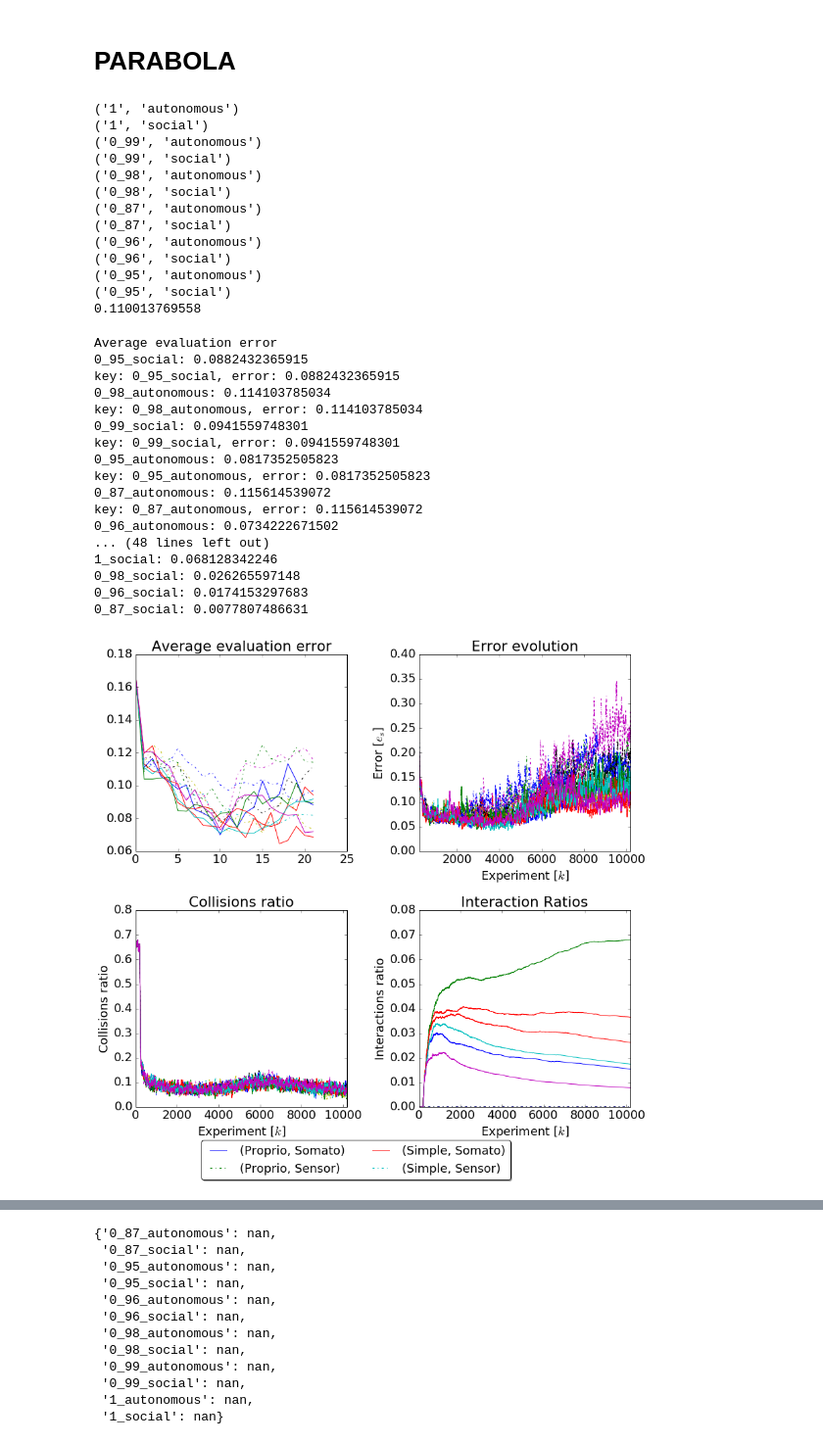
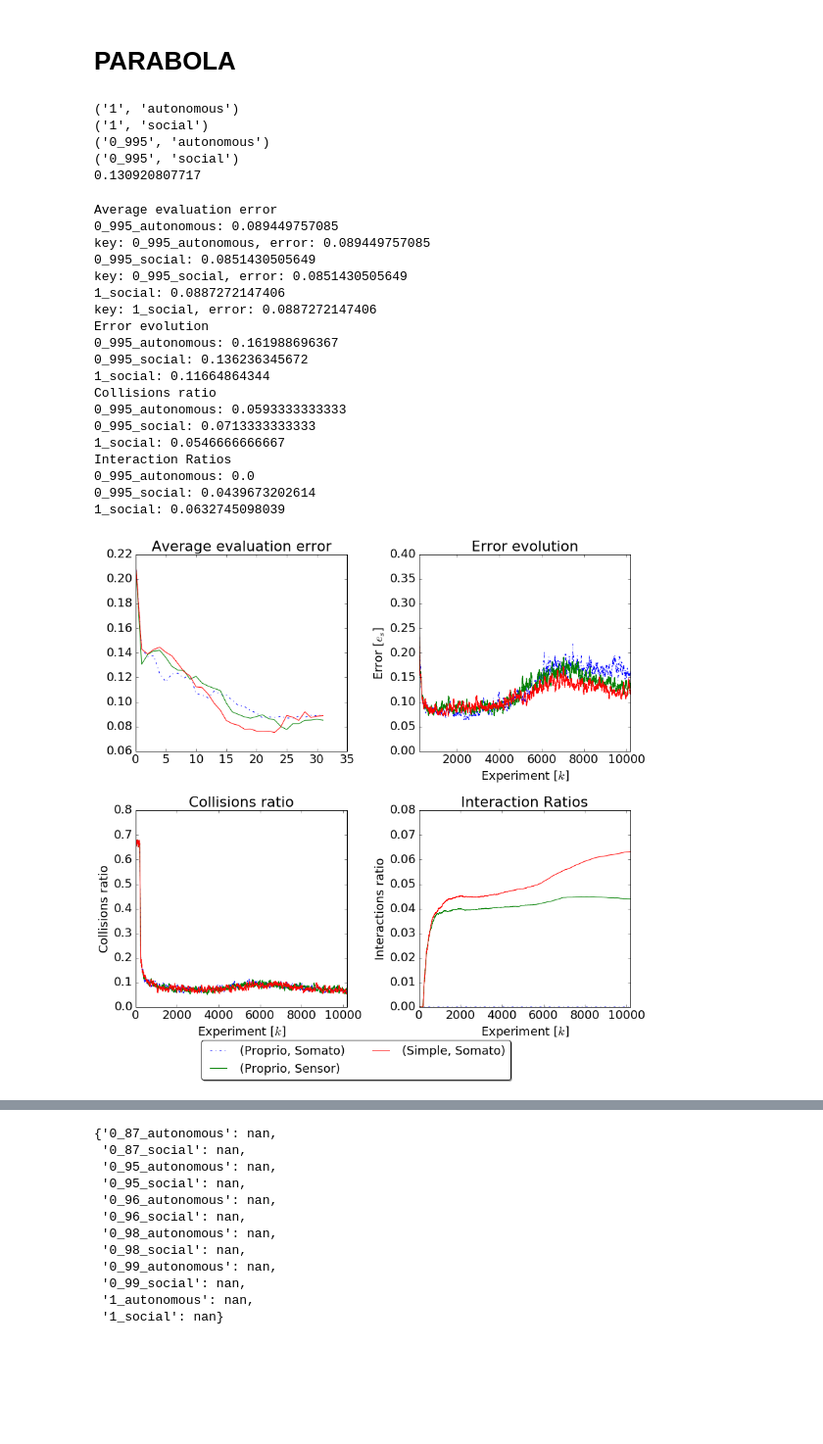
Before and after one commit to yumilceh/artificialbabbling, a Jupyter notebook: SensorimotorExploration/Executables/September17/parabola_pool_social_thresh.ipynb, the cells around one changed output, grey strips where cells are left out. Shown at 98% size. Saved outputs shown, nothing was run; the diff lists cells and outputs as text; code cells hidden in the pictures; blank space fills up the shorter version.

Commit message:
results parabola
Former-commit-id: 11e19b77dd1e553a12f21e1c4e18c2131925a5d5

```diff
--- a/SensorimotorExploration/Executables/September17/parabola_pool_social_thresh.ipynb
+++ b/SensorimotorExploration/Executables/September17/parabola_pool_social_thresh.ipynb
@@ -47,14 +47,14 @@ def std_markers(ax,y,m,c,sz):
         plt.plot(i, y_, marker = m, ms = ms_, color = c)
     """
 # %%
-directory = 'parabola_slope_social_thresh_4/'
+directory = 'parabola_slope_social_thresh_8/'
 data_files = os.listdir(directory)
 
 n_samples = 10200
 
 # Group by:
 mode_ops = ['autonomous','social']
-alpha_social_thresh = ['1', '0_99', '0_98', '0_87', '0_96', '0_95']
+alpha_social_thresh = ['1', '0_995']
 
 groups_k = list(itertools.product(alpha_social_thresh,mode_ops))
 
@@ -107,6 +107,12 @@ for data_file in (d_f for d_f in data_files if 'sim_data.h5' in d_f):
             line = line.replace('\n', '')
             (key, val) = line.split(': ')
             conf[key] = val
+
+    try:
+        if conf['instructor_slope']=='0.995':
+            pass
+    except:
+        conf['instructor_slope']='0.995'
 
     try:
         data,foo = load_sim_h5(data_file)
@@ -195,21 +201,14 @@ print(max_std)
 # %% [output]
 ('1', 'autonomous')
 ('1', 'social')
-('0_99', 'autonomous')
-('0_99', 'social')
-('0_98', 'autonomous')
-('0_98', 'social')
-('0_87', 'autonomous')
-('0_87', 'social')
-('0_96', 'autonomous')
-('0_96', 'social')
-('0_95', 'autonomous')
-('0_95', 'social')
-0.110013769558
+('0_995', 'autonomous')
+('0_995', 'social')
+0.130920807717
 # %%
 matplotlib.rcParams['figure.figsize'] = (12.0, 11.0)
 matplotlib.rcParams.update({'font.size': 18})
 
+del error_ev_av['1_autonomous']
 
 fig1, ax1 = plt.subplots(2,2)
 plt.sca(ax1[0,0])
@@ -312,50 +311,52 @@ ax1[1,1].set_ylim([0,0.08])
 
 """
 #plt.plot(moving_av(ss_comp_av_w['proprio_autonomous_somato '],win_sz), linestyle='-', marker='', color='b')
 # plt.plot(moving_av(comp_av_w['proprio_autonomous_sensor '],win_sz), linestyle='-', marker='', color='r')
 plt.hold(True)
 #plt.plot(moving_av(ss_comp_av_w['simple_autonomous_somato '],win_sz), linestyle='-', marker='', color='g')
 # plt.plot(moving_av(comp_av_w['simple_autonomous_sensor '],win_sz), linestyle='-', marker='', color='k')
 plt.xlabel('Experiment [$k$]')
 plt.ylabel('Error [$e_s$]')
 # plt.legend(['(Proprio, Social)', '(Proprio, Auto)', '(Simple, Social)', '(Simple, Auto)'],\
 #            ncol=2,loc='lower right', fontsize=13)
 ax1[1,1].set_xlim([200,2200])
 ax1[1,1].set_ylim([0,1])
 
 # plt.sca(ax1[1,1])
 # ax1[1,1].set_title('Interactions ratio')
 # plt.plot(incremental_mean(inter_av['proprio_autonomous_somato']), linestyle='-', marker='', color='b')
 # plt.hold(True)
 # plt.plot(incremental_mean(inter_av['simple_autonomous_somato']), linestyle='-', marker='', color='g')
 # plt.xlabel('Experiment [$k$]')
 # plt.ylabel('Interactions ratio')
 # plt.legend(['(Proprio, Social)', '(Simple, Social)'],\
 #            ncol=1,loc='lower right', fontsize=13.)
 # ax1[1,1].set_xlim([0,2200])
 # ax1[1,1].set_ylim([0,0.08])
 """
 
 plt.tight_layout()
 # %% [output]
 Average evaluation error
-0_95_social: 0.0882432365915
-key: 0_95_social, error: 0.0882432365915
-0_98_autonomous: 0.114103785034
-key: 0_98_autonomous, error: 0.114103785034
-0_99_social: 0.0941559748301
-key: 0_99_social, error: 0.0941559748301
-0_95_autonomous: 0.0817352505823
-key: 0_95_autonomous, error: 0.0817352505823
-0_87_autonomous: 0.115614539072
-key: 0_87_autonomous, error: 0.115614539072
-0_96_autonomous: 0.0734222671502
-... (48 lines left out)
-1_social: 0.068128342246
-0_98_social: 0.026265597148
-0_96_social: 0.0174153297683
-0_87_social: 0.0077807486631
+0_995_autonomous: 0.089449757085
+key: 0_995_autonomous, error: 0.089449757085
+0_995_social: 0.0851430505649
+key: 0_995_social, error: 0.0851430505649
+1_social: 0.0887272147406
+key: 1_social, error: 0.0887272147406
+Error evolution
+0_995_autonomous: 0.161988696367
+0_995_social: 0.136236345672
+1_social: 0.11664864344
+Collisions ratio
+0_995_autonomous: 0.0593333333333
+0_995_social: 0.0713333333333
+1_social: 0.0546666666667
+Interaction Ratios
+0_995_autonomous: 0.0
+0_995_social: 0.0439673202614
+1_social: 0.0632745098039
-[figure, old version]
+[figure, new version]
 # %%
 means_av_s
 # fig1.savefig('/home/yumilceh/Dropbox/Aplicaciones/ShareLaTeX/Epirob 2017/images/parabola_results.eps',\
```
Also changed, not shown: parts of 1 cell of this notebook, 3 other files.
